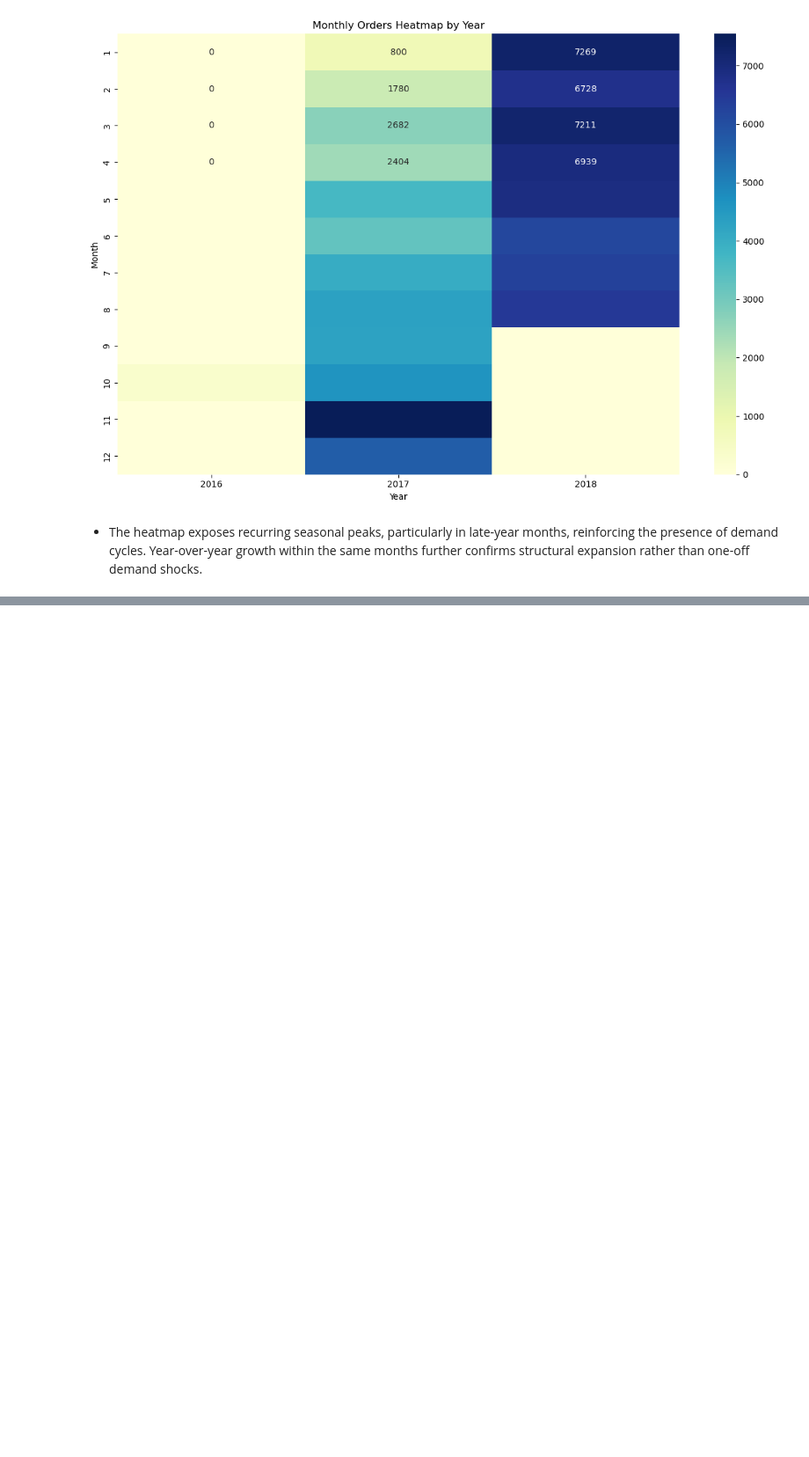
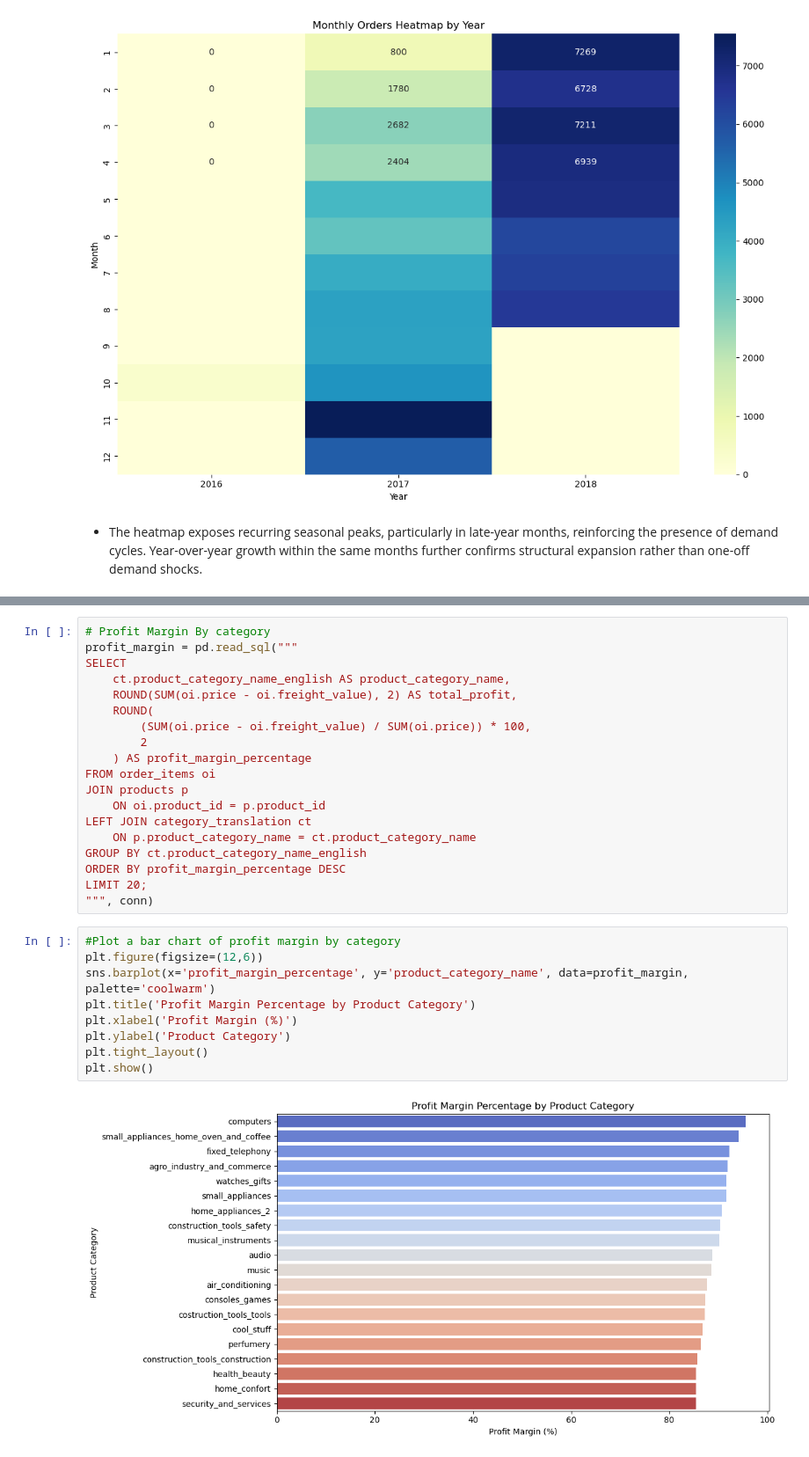
Before and after one commit to DonnahM/E-commerce_performance_insights, a Jupyter notebook: Customer_behavior_trends.ipynb, the cells around one changed output, grey strips where cells are left out. Shown at 88% size. Saved outputs shown, nothing was run; the diff lists cells and outputs as text; blank space fills up the shorter version.

```diff
--- a/Customer_behavior_trends.ipynb
+++ b/Customer_behavior_trends.ipynb
@@ -925,0 +992,30 @@ plt.show()
+# %%
+# Profit Margin By category
+profit_margin = pd.read_sql("""
+SELECT
+    ct.product_category_name_english AS product_category_name,
+    ROUND(SUM(oi.price - oi.freight_value), 2) AS total_profit,
+    ROUND(
+        (SUM(oi.price - oi.freight_value) / SUM(oi.price)) * 100,
+        2
+    ) AS profit_margin_percentage
+FROM order_items oi
+JOIN products p
+    ON oi.product_id = p.product_id
+LEFT JOIN category_translation ct
+    ON p.product_category_name = ct.product_category_name
+GROUP BY ct.product_category_name_english
+ORDER BY profit_margin_percentage DESC
+LIMIT 20;
+""", conn)
+# %%
+#Plot a bar chart of profit margin by category
+plt.figure(figsize=(12,6))
+sns.barplot(x='profit_margin_percentage', y='product_category_name', data=profit_margin, palette='coolwarm')
+plt.title('Profit Margin Percentage by Product Category')
+plt.xlabel('Profit Margin (%)')
+plt.ylabel('Product Category')
+plt.tight_layout()
+plt.show()
+# %% [output]
+[figure, added]
```
Also changed, not shown: parts of 5 cells of this notebook.
